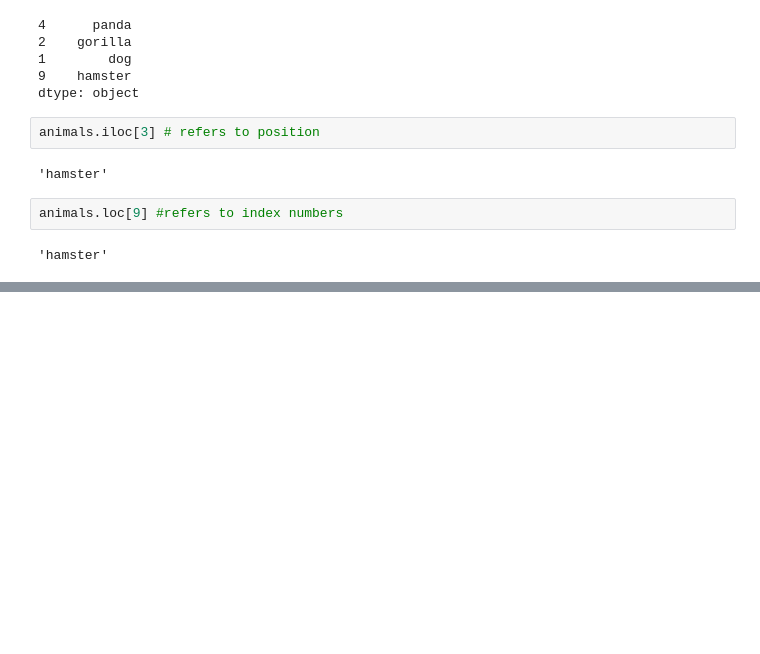
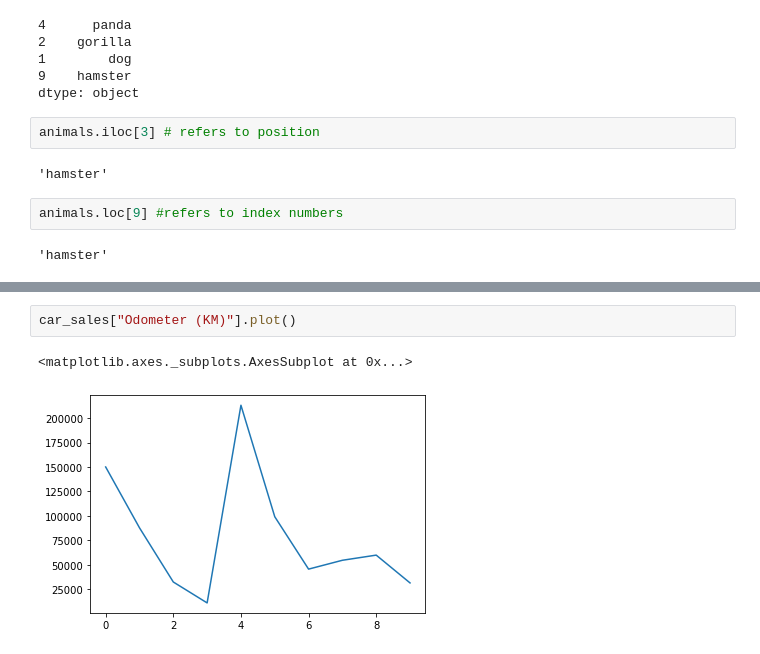
Before and after one commit to MoeCooper/Intro_to_pandas, a Jupyter notebook: Pandas_Intro.ipynb, the cells around one changed output, grey strips where cells are left out. Drawn from its saved outputs; the diff is of its cells as text; blank space fills up the shorter version.

```diff
--- a/Pandas_Intro.ipynb
+++ b/Pandas_Intro.ipynb
@@ -257,0 +290,5 @@ animals.loc[9] #refers to index numbers
+# %%
+car_sales["Odometer (KM)"].plot()
+# %% [output]
+<matplotlib.axes._subplots.AxesSubplot at 0x...>
+[figure, added]
```
Also changed, not shown: parts of 43 cells of this notebook, 3 other files.
